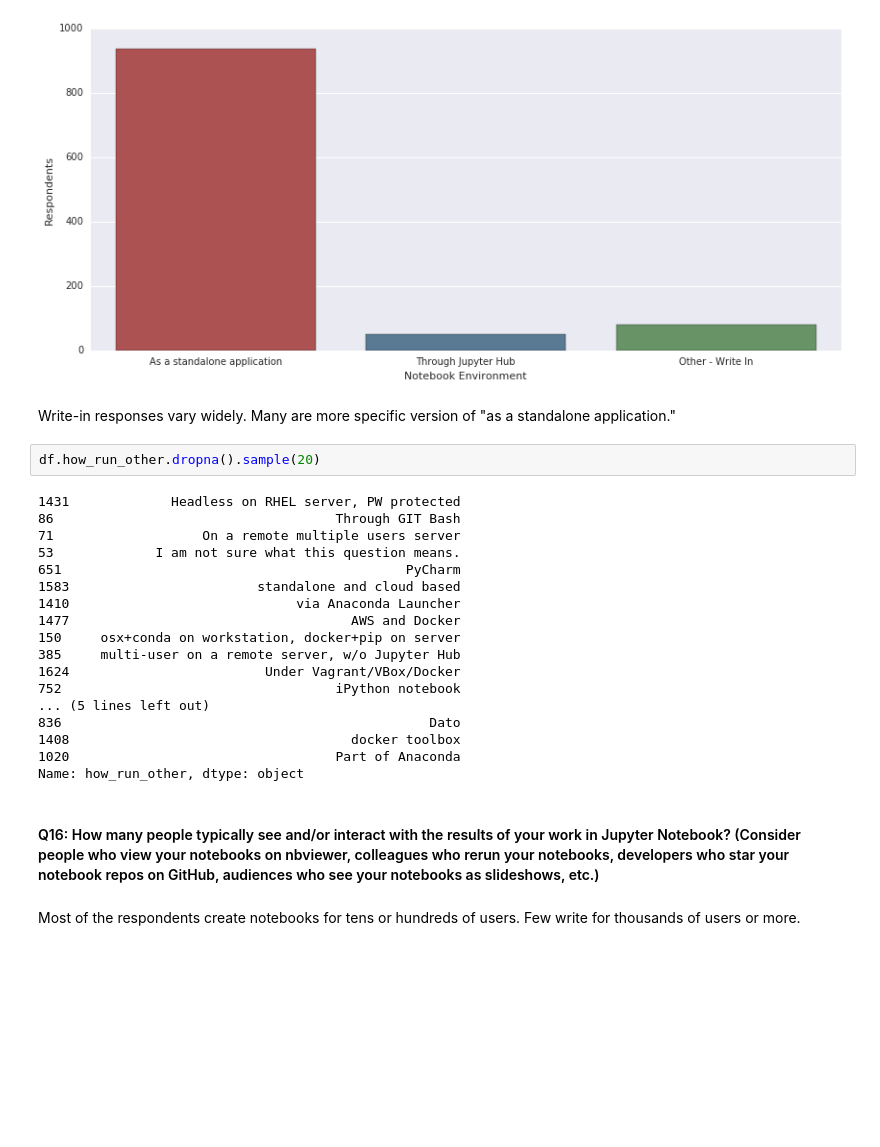
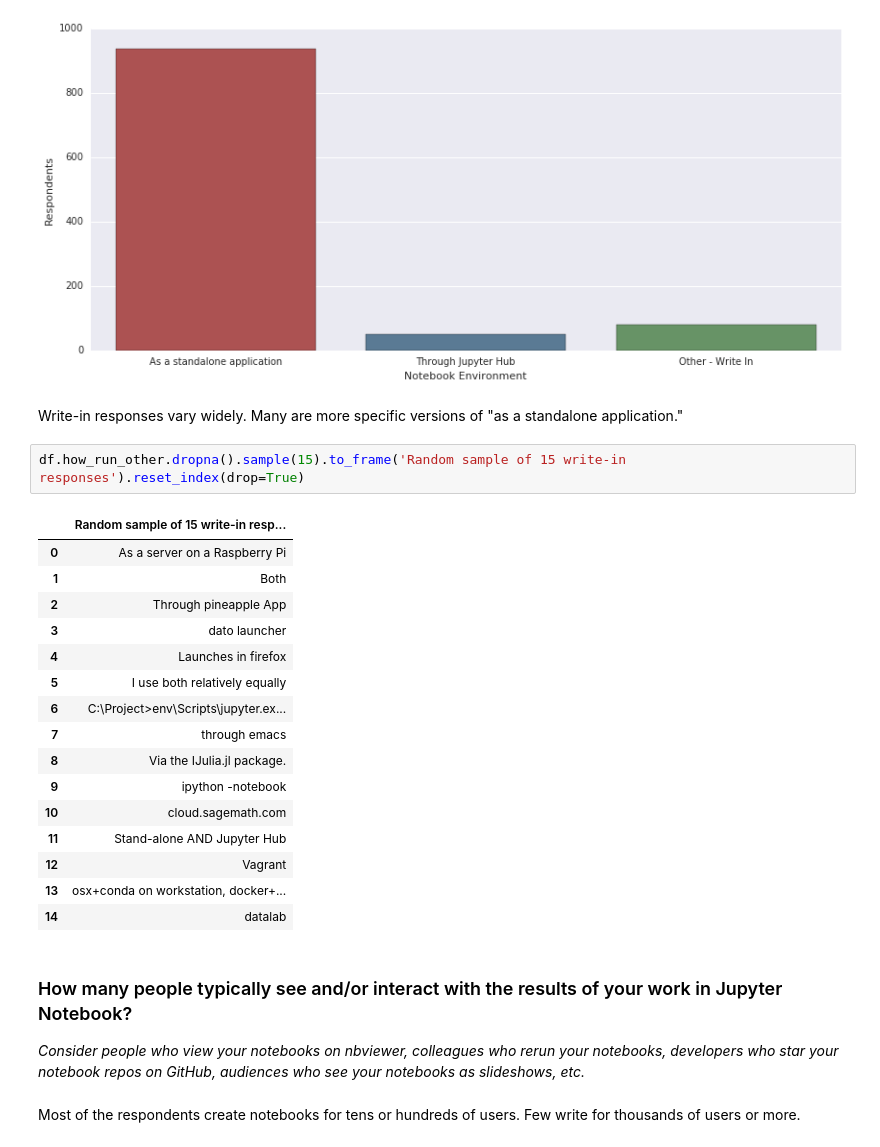
Before and after one commit to jupyter/design, a Jupyter notebook: surveys/2015-notebook-ux/analysis/report_dashboard.ipynb, the cells around one changed output. Drawn from its saved outputs; the diff is of its cells as text; blank space fills up the shorter version.

```diff
--- a/surveys/2015-notebook-ux/analysis/report_dashboard.ipynb
+++ b/surveys/2015-notebook-ux/analysis/report_dashboard.ipynb
@@ -190,29 +203,30 @@ _ = ax.set_xlabel('Notebook Environment')
 # %% [output]
 [figure]
 # %% [markdown]
-Write-in responses vary widely. Many are more specific version of "as a standalone application."
+Write-in responses vary widely. Many are more specific versions of "as a standalone application."
-# %%
-df.how_run_other.dropna().sample(20)
-# %% [output]
-1431             Headless on RHEL server, PW protected
-86                                    Through GIT Bash
-71                   On a remote multiple users server
-53             I am not sure what this question means.
-651                                            PyCharm
-1583                        standalone and cloud based
-1410                             via Anaconda Launcher
-1477                                    AWS and Docker
-150     osx+conda on workstation, docker+pip on server
-385     multi-user on a remote server, w/o Jupyter Hub
-1624                         Under Vagrant/VBox/Docker
-752                                   iPython notebook
-... (5 lines left out)
-836                                               Dato
-1408                                    docker toolbox
-1020                                  Part of Anaconda
-Name: how_run_other, dtype: object
+# %%
+df.how_run_other.dropna().sample(15).to_frame('Random sample of 15 write-in responses').reset_index(drop=True)
+# %% [output]
+|  | Random sample of 15 write-in resp... |
+| 0 | As a server on a Raspberry Pi |
+| 1 | Both |
+| 2 | Through pineapple App |
+| 3 | dato launcher |
+| 4 | Launches in firefox |
+| 5 | I use both relatively equally |
+| 6 | C:\Project>env\Scripts\jupyter.ex... |
+| 7 | through emacs |
+| 8 | Via the IJulia.jl package. |
+| 9 | ipython -notebook |
+| 10 | cloud.sagemath.com |
+| 11 | Stand-alone AND Jupyter Hub |
+| 12 | Vagrant |
+| 13 | osx+conda on workstation, docker+... |
+| 14 | datalab |
 # %% [markdown]
-#### Q16: How many people typically see and/or interact with the results of your work in Jupyter Notebook? (Consider people who view your notebooks on nbviewer, colleagues who rerun your notebooks, developers who star your notebook repos on GitHub, audiences who see your notebooks as slideshows, etc.)
+### How many people typically see and/or interact with the results of your work in Jupyter Notebook?
+
+*Consider people who view your notebooks on nbviewer, colleagues who rerun your notebooks, developers who star your notebook repos on GitHub, audiences who see your notebooks as slideshows, etc.*
 # %% [markdown]
 Most of the respondents create notebooks for tens or hundreds of users. Few write for thousands of users or more.
 # %%
```
Also changed, not shown: parts of 29 cells of this notebook.
